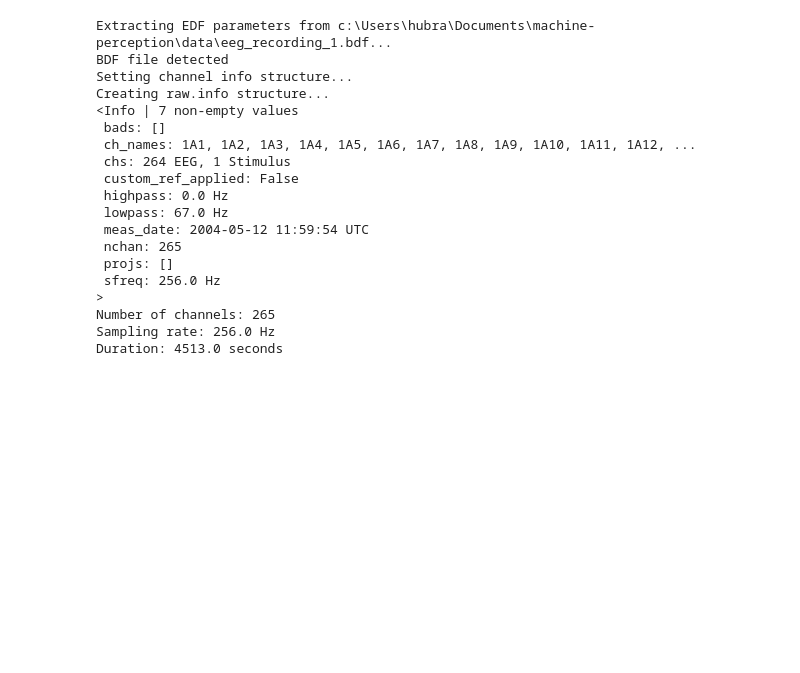
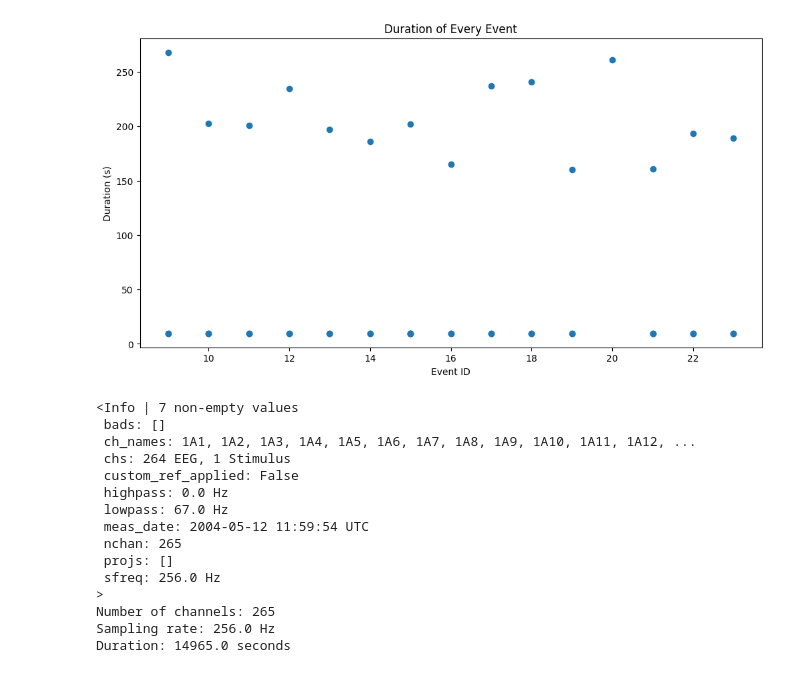
Before and after one commit to konradszewczyk/machine-perception, a Jupyter notebook: analysis_bdf.ipynb, the cells around one changed output. Saved outputs shown, nothing was run; the diff lists cells and outputs as text; code cells hidden in the pictures; blank space fills up the shorter version.

```diff
--- a/analysis_bdf.ipynb
+++ b/analysis_bdf.ipynb
@@ -0,0 +15,17 @@
+# %%
+# Load all .bdf files from the folder
+folder_path = 'data'
+file_names = [f for f in os.listdir(folder_path) if f.endswith('.bdf')]
+
+raw_list = []
+# take only the first 4 files
+for file_name in file_names[:3]:
+    file_path = os.path.join(folder_path, file_name)
+    raw = mne.io.read_raw_bdf(file_path, preload=True)
+    raw_list.append(raw)
+
+# Concatenate all the raw objects
+raw_concatenated = mne.concatenate_raws(raw_list)
+
+# Find events in the concatenated data
+events = mne.find_events(raw_concatenated)
@@ -1,7 +50,26 @@
+# %%
+# Calculate the duration of each event
+durations = []
+for i in range(1, len(events)):
+    start_time_current_event = events[i - 1, 0]
+    start_time_next_event = events[i, 0]
+    duration = (start_time_next_event - start_time_current_event) / raw_concatenated.info['sfreq']
+    event_id = events[i - 1, 2]
+    if event_id >= 9 and event_id <= 23:
+        durations.append((event_id, duration))
+
+# Plot the duration of every event
+event_ids, event_durations = zip(*durations)
+plt.figure(figsize=(12, 6))
+plt.scatter(event_ids, event_durations)
+plt.xlabel('Event ID')
+plt.ylabel('Duration (s)')
+plt.title('Duration of Every Event')
+plt.show()
+# %% [output]
+[figure, added]
 # %%
-import mne
-
-raw = mne.io.read_raw_bdf('data/eeg_recording_1.bdf')
+raw = raw_concatenated
 
 print(raw.info)
 
@@ -9,10 +77,6 @@ print('Number of channels:', len(raw.ch_names))
 print('Sampling rate:', raw.info['sfreq'], 'Hz')
 print('Duration:', raw.n_times / raw.info['sfreq'], 'seconds')
 # %% [output]
-Extracting EDF parameters from c:\Users\hubra\Documents\machine-perception\data\eeg_recording_1.bdf...
-BDF file detected
-Setting channel info structure...
-Creating raw.info structure...
 <Info | 7 non-empty values
  bads: []
  ch_names: 1A1, 1A2, 1A3, 1A4, 1A5, 1A6, 1A7, 1A8, 1A9, 1A10, 1A11, 1A12, ...
@@ -27,4 +91,4 @@ Creating raw.info structure...
 >
 Number of channels: 265
 Sampling rate: 256.0 Hz
-Duration: 4513.0 seconds
+Duration: 14965.0 seconds
```
Also changed, not shown: parts of 17 cells of this notebook, 1 other file.
